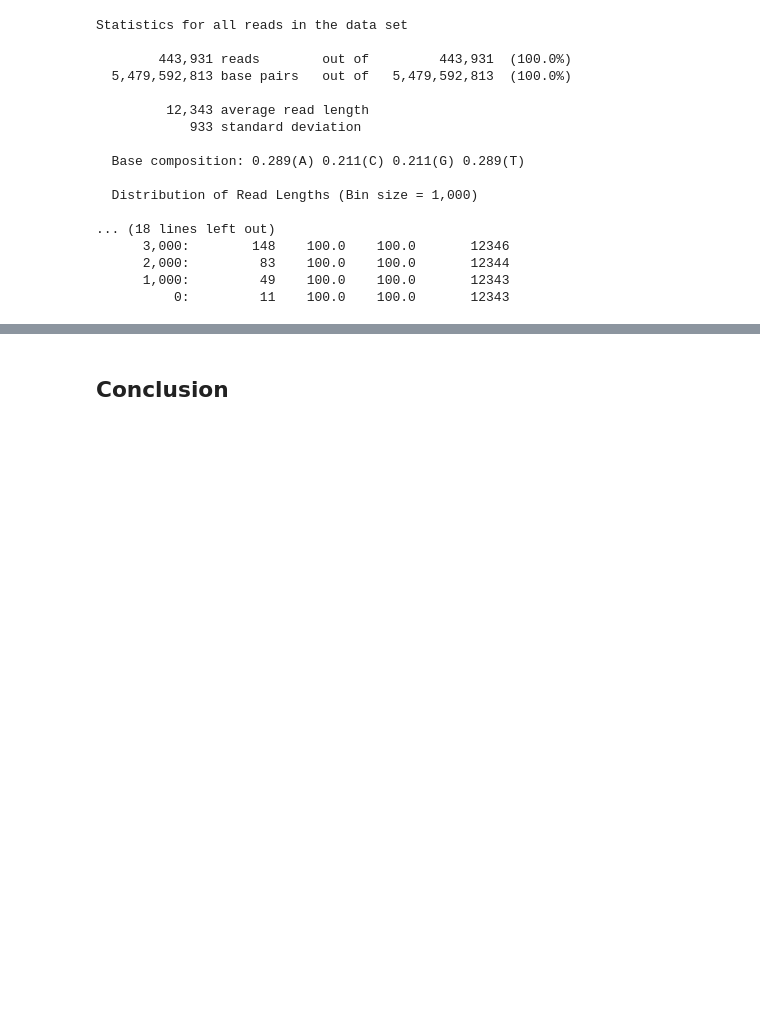
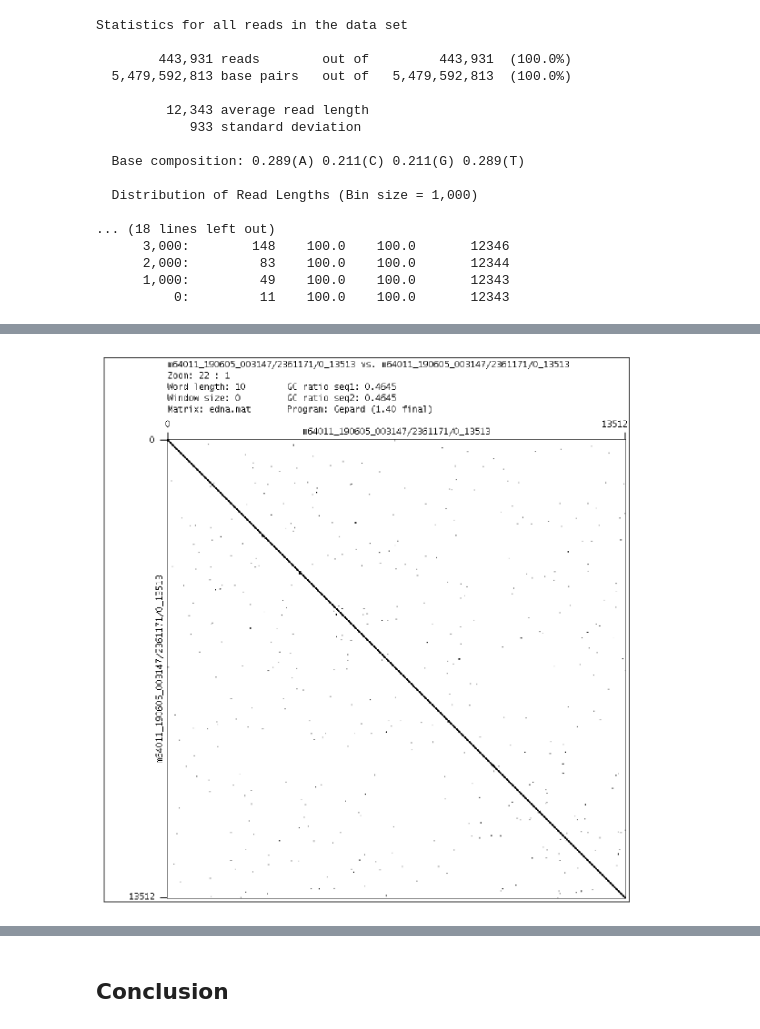
Before and after one commit to yoshihikosuzuki/CentromereAssembly, a Jupyter notebook: notebooks/dmel_pacbio_ccs/4. Check all-vs-all overlaps in normal regions.ipynb, the cells around one changed output, grey strips where cells are left out. Cells and saved outputs as stored; diff of their text form; code cells hidden in the pictures; blank space fills up the shorter version.

```diff
--- a/notebooks/dmel_pacbio_ccs/4. Check all-vs-all overlaps in normal regions.ipynb
+++ b/notebooks/dmel_pacbio_ccs/4. Check all-vs-all overlaps in normal regions.ipynb
@@ -408,0 +500,4 @@ pd.Series(n_ovlps_for_each_read).hist(bins=100, range=(0, 100))
+# %%
+dp.plot_fasta("hoge.fasta", "hoge.fasta")
+# %% [output]
+[figure, added]
```
Also changed, not shown: parts of 17 cells of this notebook, 3 other files.
